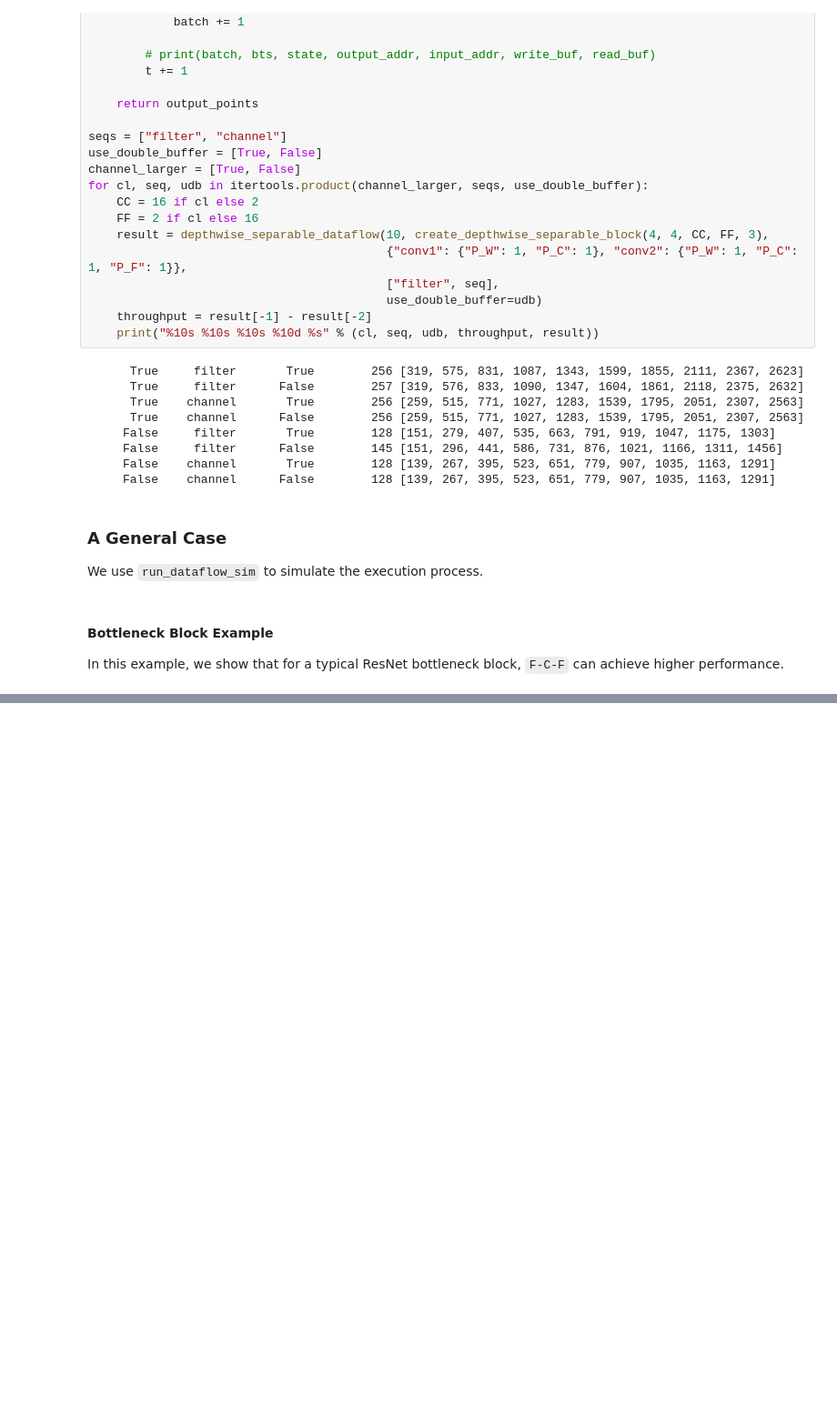
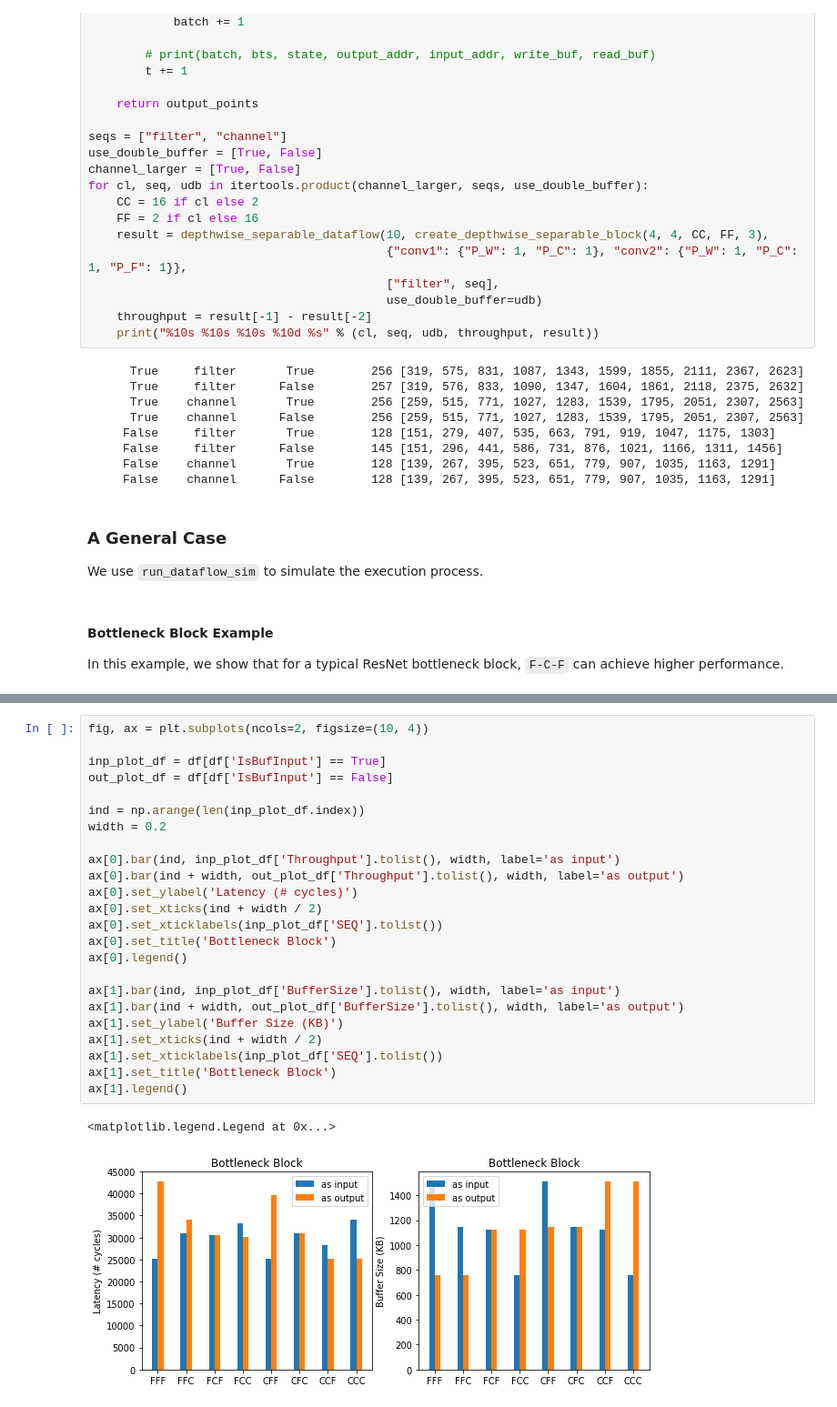
Before and after one commit to kumasento/deacon, a Jupyter notebook: experimental/notebooks/layer_fusion.ipynb, the cells around one changed output, grey strips where cells are left out. Shown at 91% size. Drawn from its saved outputs; the diff is of its cells as text; blank space fills up the shorter version.

```diff
--- a/experimental/notebooks/layer_fusion.ipynb
+++ b/experimental/notebooks/layer_fusion.ipynb
@@ -385,0 +406,27 @@ CCC 1.513000e+03      25089 [48634, 73723]
+# %%
+fig, ax = plt.subplots(ncols=2, figsize=(10, 4))
+
+inp_plot_df = df[df['IsBufInput'] == True]
+out_plot_df = df[df['IsBufInput'] == False]
+
+ind = np.arange(len(inp_plot_df.index))
+width = 0.2
+
+ax[0].bar(ind, inp_plot_df['Throughput'].tolist(), width, label='as input')
+ax[0].bar(ind + width, out_plot_df['Throughput'].tolist(), width, label='as output')
+ax[0].set_ylabel('Latency (# cycles)')
+ax[0].set_xticks(ind + width / 2)
+ax[0].set_xticklabels(inp_plot_df['SEQ'].tolist())
+ax[0].set_title('Bottleneck Block')
+ax[0].legend()
+
+ax[1].bar(ind, inp_plot_df['BufferSize'].tolist(), width, label='as input')
+ax[1].bar(ind + width, out_plot_df['BufferSize'].tolist(), width, label='as output')
+ax[1].set_ylabel('Buffer Size (KB)')
+ax[1].set_xticks(ind + width / 2)
+ax[1].set_xticklabels(inp_plot_df['SEQ'].tolist())
+ax[1].set_title('Bottleneck Block')
+ax[1].legend()
+# %% [output]
+<matplotlib.legend.Legend at 0x...>
+[figure, added]
```
Also changed, not shown: parts of 7 cells of this notebook, 28 other files.
